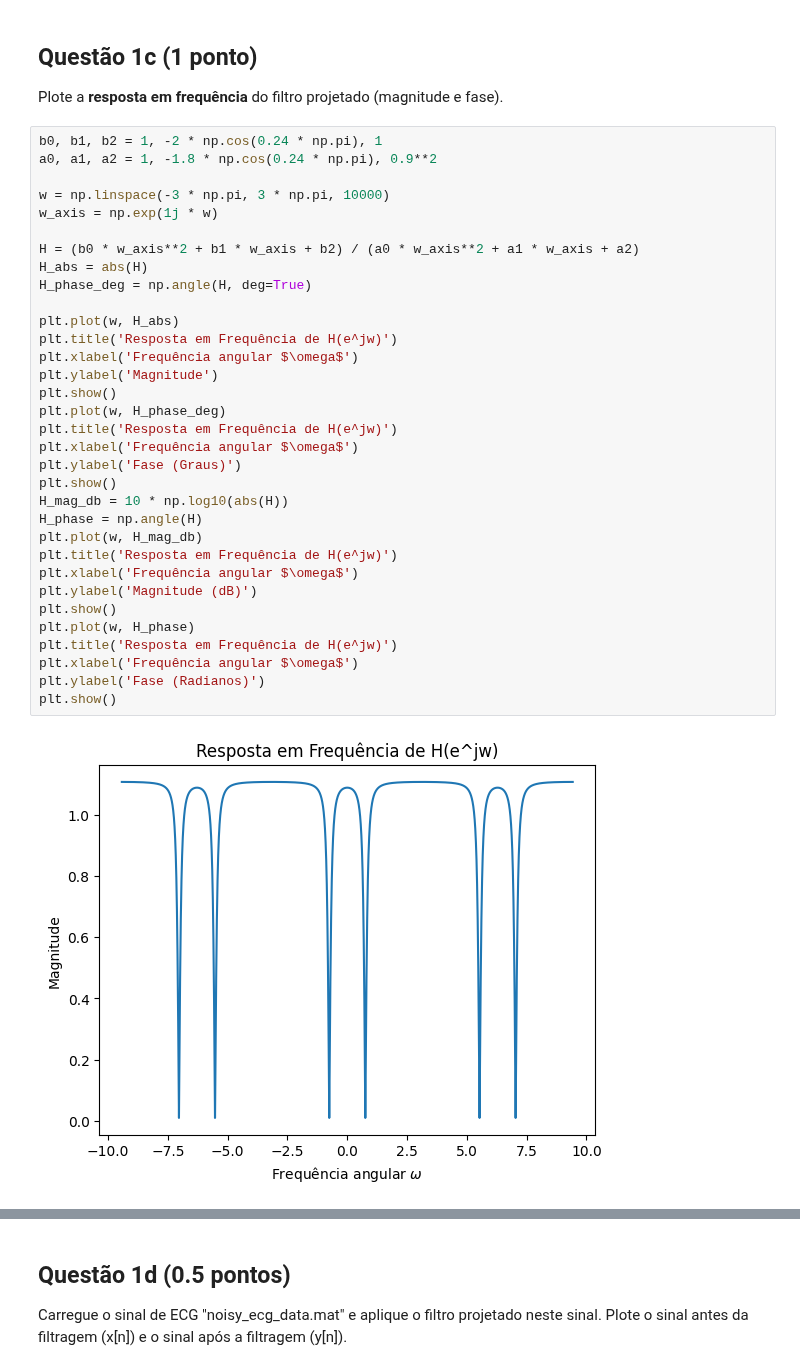
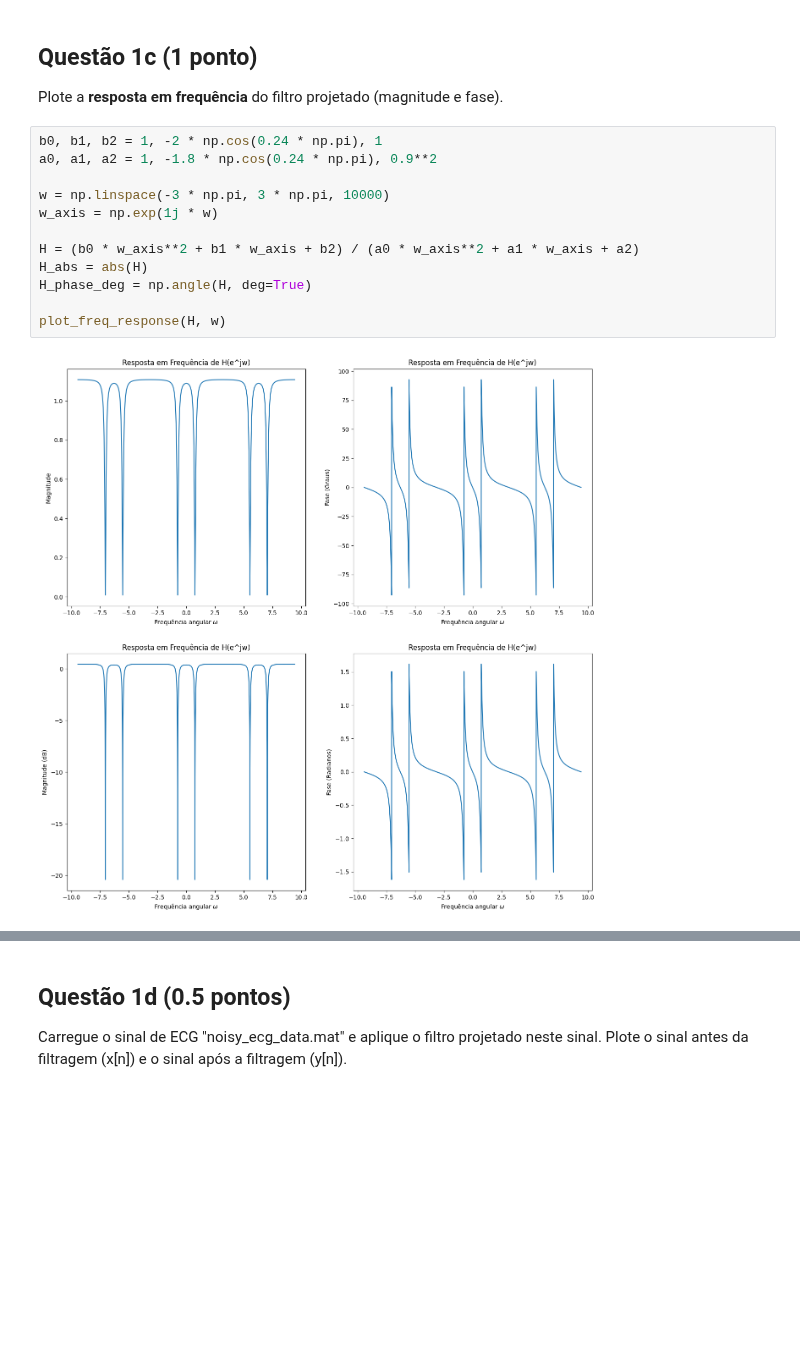
Before and after one commit to akaTsunemori/signal-processing-studies, a Jupyter notebook: projeto-2/projeto2.ipynb, the cells around one changed output, grey strips where cells are left out. Cells and saved outputs as stored; diff of their text form; blank space fills up the shorter version.

Commit message:
add plot_freq_response function

```diff
--- a/projeto-2/projeto2.ipynb
+++ b/projeto-2/projeto2.ipynb
@@ -67,35 +92,14 @@ Plote a **resposta em frequência** do filtro projetado (magnitude e fase).
 # %%
 b0, b1, b2 = 1, -2 * np.cos(0.24 * np.pi), 1
 a0, a1, a2 = 1, -1.8 * np.cos(0.24 * np.pi), 0.9**2
 
 w = np.linspace(-3 * np.pi, 3 * np.pi, 10000)
 w_axis = np.exp(1j * w)
 
 H = (b0 * w_axis**2 + b1 * w_axis + b2) / (a0 * w_axis**2 + a1 * w_axis + a2)
 H_abs = abs(H)
 H_phase_deg = np.angle(H, deg=True)
 
-plt.plot(w, H_abs)
-plt.title('Resposta em Frequência de H(e^jw)')
-plt.xlabel('Frequência angular $\omega$')
-plt.ylabel('Magnitude')
-plt.show()
-plt.plot(w, H_phase_deg)
-plt.title('Resposta em Frequência de H(e^jw)')
-plt.xlabel('Frequência angular $\omega$')
-plt.ylabel('Fase (Graus)')
-plt.show()
-H_mag_db = 10 * np.log10(abs(H))
-H_phase = np.angle(H)
-plt.plot(w, H_mag_db)
-plt.title('Resposta em Frequência de H(e^jw)')
-plt.xlabel('Frequência angular $\omega$')
-plt.ylabel('Magnitude (dB)')
-plt.show()
-plt.plot(w, H_phase)
-plt.title('Resposta em Frequência de H(e^jw)')
-plt.xlabel('Frequência angular $\omega$')
-plt.ylabel('Fase (Radianos)')
-plt.show()
+plot_freq_response(H, w)
 # %% [output]
-[figure, old version]
+[figure, new version]
```
Also changed, not shown: parts of 8 cells of this notebook.
